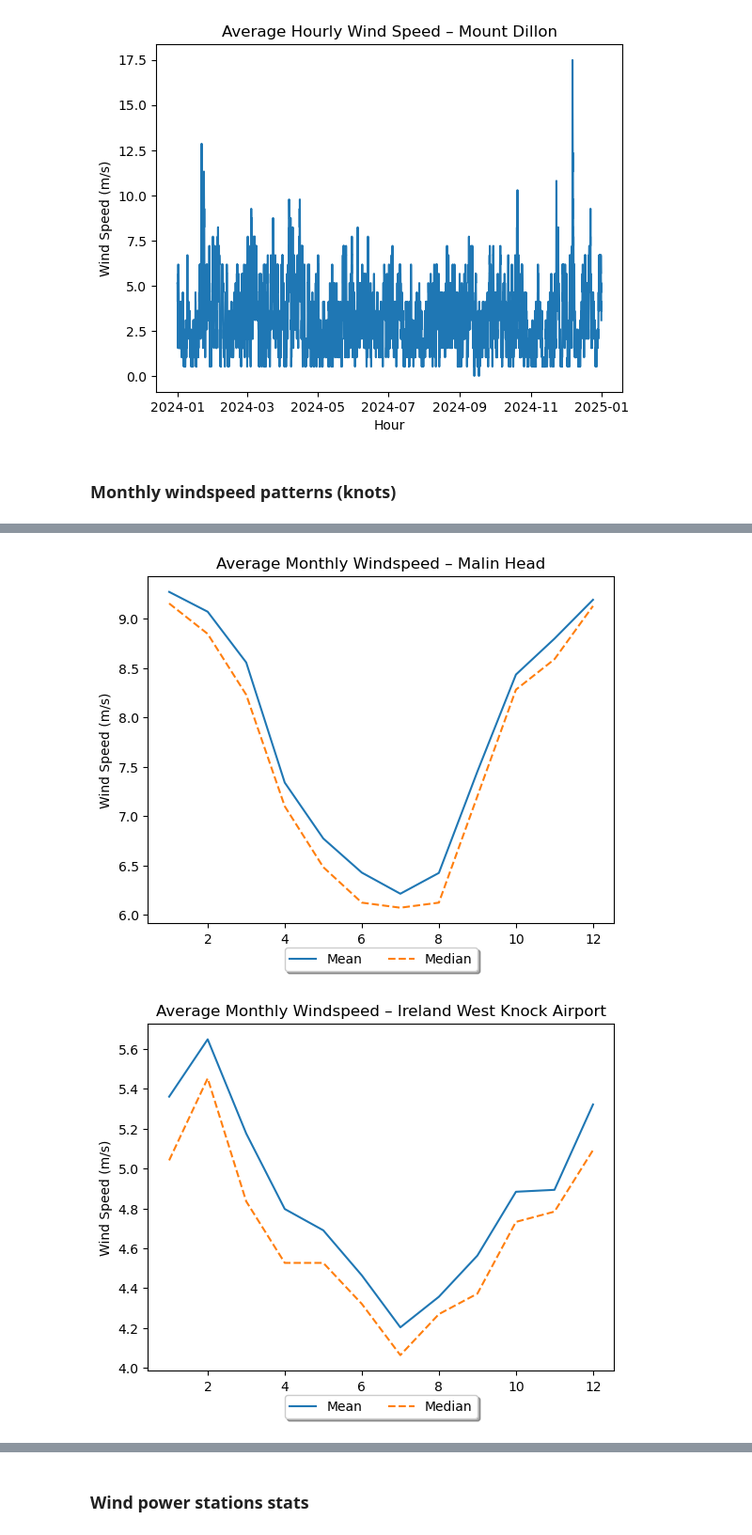
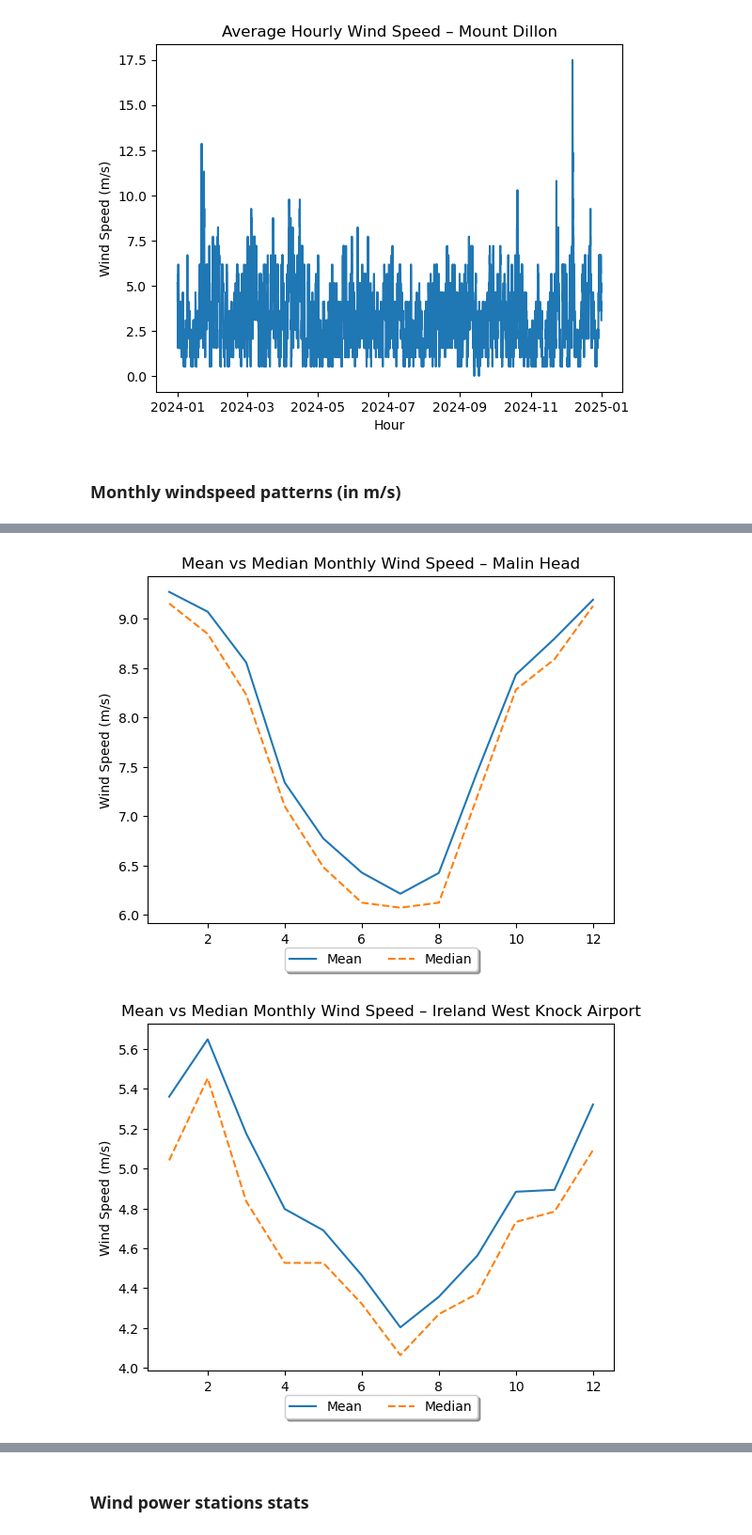
Before and after one commit to vanelyraa/programming-for-data-analytics, a Jupyter notebook: project/project.ipynb, the cells around one changed output, grey strips where cells are left out. Shown at 94% size. Cells and saved outputs as stored; diff of their text form; code cells hidden in the pictures.

```diff
--- a/project/project.ipynb
+++ b/project/project.ipynb
@@ -349,17 +350,18 @@ for i in range(len(all_stations_hly)): #Loop throught the length of the data, nu
 [figure]
 [figure]
 # %% [markdown]
-### Monthly windspeed patterns (knots)
+### Monthly windspeed patterns (in m/s)
 # %%
 # Loop through stations
-for i in range(len(all_stations)): #Loop throught the length of the data, number of times to loop through
-    station = all_stations[i] # Get the weather station at a determined position, first loop will fetch data from position 0 and so on
-    label = labels[i] # Same as above but with labels
+for i in range(len(all_stations)):
+    station = all_stations[i]
+    label = labels[i]
 
-    # Grouping data and windspeed and calculating men windspeed per month
+    # Grouping date and wind speed and calculating mean and median monthly wind speed
     monthly_mean = df_weather[station].groupby(df_weather[station]["date"].dt.month)["ms_wdsp"].mean()
     monthly_median = df_weather[station].groupby(df_weather[station]["date"].dt.month)["ms_wdsp"].median()
-    # Ploting lines
+
+    # Ploting results
     plt.plot(monthly_mean, label="Mean")
     plt.plot(monthly_median, linestyle="--",label="Median")
 
@@ -367,8 +369,8 @@ for i in range(len(all_stations)): #Loop throught the length of the data, number
     # print(monthly_mean)
 
     # Adding legend, title, and axis labels
-    plt.legend(loc='upper center', bbox_to_anchor=(0.5, -0.05),fancybox=True, shadow=True, ncol=5)
-    plt.title(f"Average Monthly Windspeed – {label}")
+    plt.legend(loc='upper center', bbox_to_anchor=(0.5, -0.05),fancybox=True, shadow=True, ncol=5) # Definign legend location
+    plt.title(f"Mean vs Median Monthly Wind Speed – {label}")
     plt.xlabel("Month")
     plt.ylabel("Wind Speed (m/s)")
     plt.show()
@@ -377,2 +379,2 @@ for i in range(len(all_stations)): #Loop throught the length of the data, number
-[figure, old version]
+[figure, new version]
-[figure, old version]
+[figure, new version]
```
Also changed, not shown: parts of 26 cells of this notebook.
